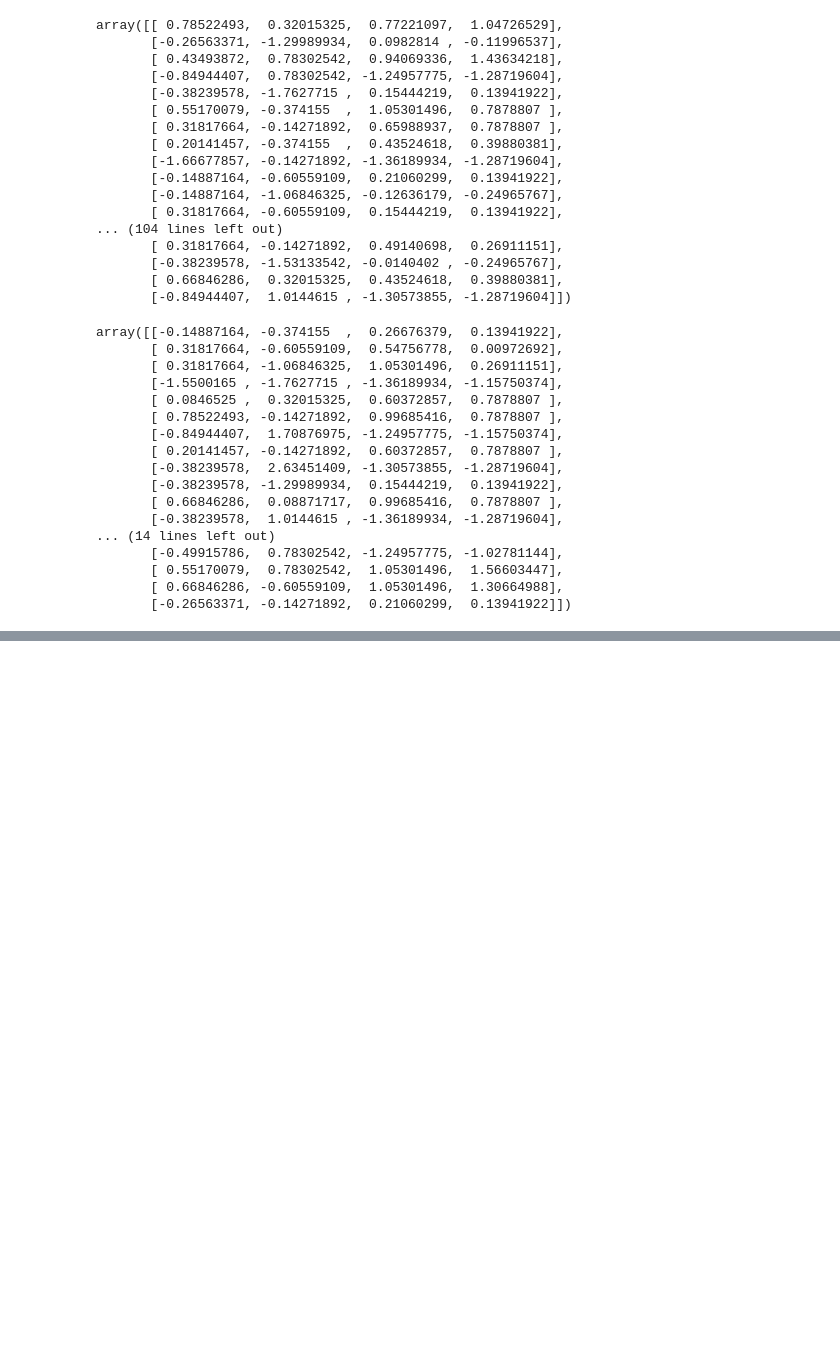
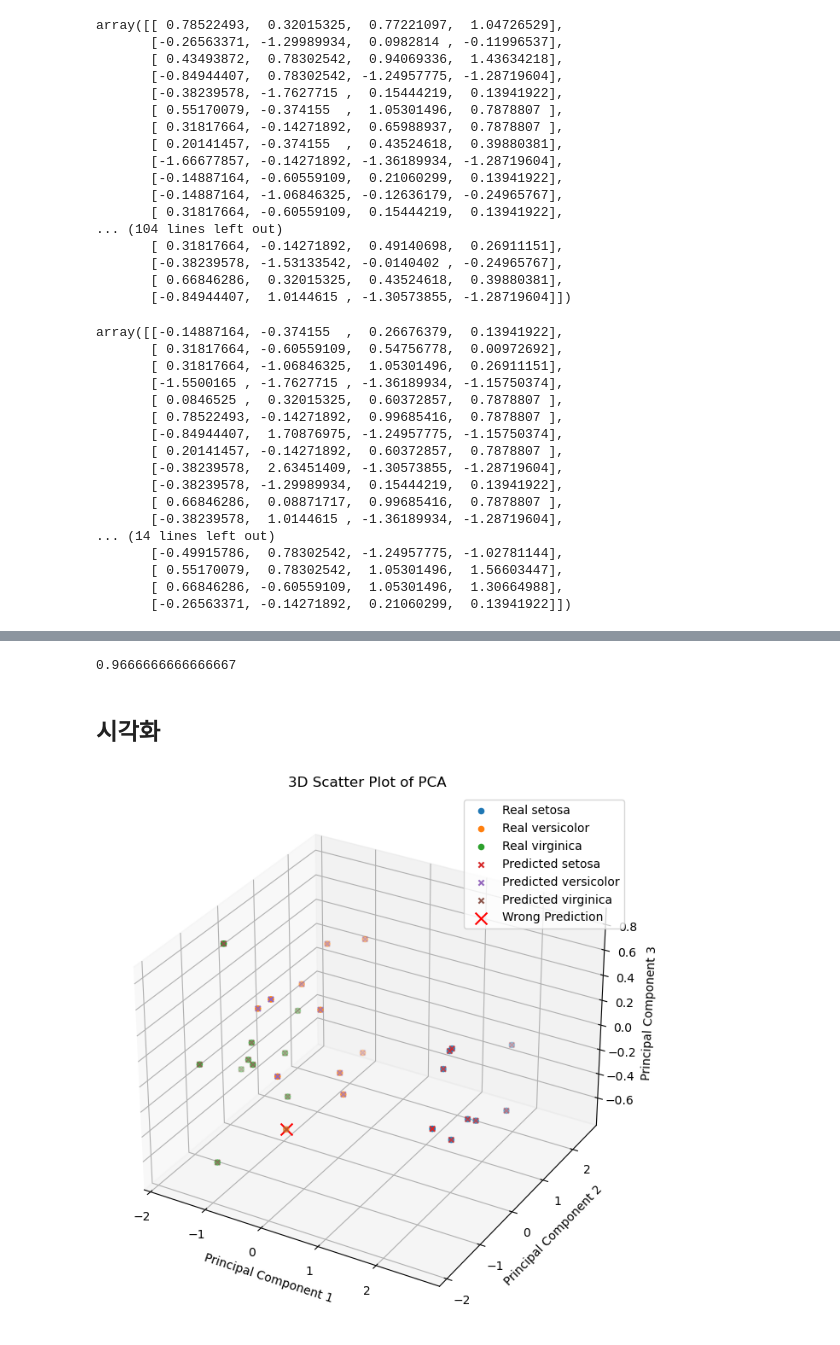
Before and after one commit to dorae222/Tobigs20, a Jupyter notebook: week7/SVM/Assignment.ipynb, the cells around one changed output, grey strips where cells are left out. Saved outputs shown, nothing was run; the diff lists cells and outputs as text; code cells hidden in the pictures; blank space fills up the shorter version.

```diff
--- a/week7/SVM/Assignment.ipynb
+++ b/week7/SVM/Assignment.ipynb
@@ -81,0 +152,49 @@ array([[-0.14887164, -0.374155  ,  0.26676379,  0.13941922],
+# %%
+multiclass_svm = MulticlassSVM()
+# 모델 훈련
+multiclass_svm.fit(X_train, y_train)
+
+# 예측
+y_pred = multiclass_svm.predict(X_test)
+
+# 모델 평가
+accuracy = accuracy_score(y_test, y_pred)
+accuracy
+# %% [output]
+0.9666666666666667
+# %% [markdown]
+## 시각화
+# %%
+from sklearn.decomposition import PCA
+from mpl_toolkits.mplot3d import Axes3D
+
+# PCA를 사용하여 데이터를 3차원으로 축소
+pca = PCA(n_components=3)
+X_test_pca = pca.fit_transform(X_test)
+
+# 3D 시각화
+fig = plt.figure(figsize=(12, 8))
+ax = fig.add_subplot(111, projection='3d')
+
+# 실제 레이블
+for label in np.unique(y_test):
+    idx = np.where(y_test == label)
+    ax.scatter(X_test_pca[idx, 0], X_test_pca[idx, 1], X_test_pca[idx, 2], label=f'Real {label}')
+
+# 예측 레이블
+for label in np.unique(y_pred):
+    idx = np.where(y_pred == label)
+    ax.scatter(X_test_pca[idx, 0], X_test_pca[idx, 1], X_test_pca[idx, 2], marker='x', label=f'Predicted {label}')
+
+wrong_predictions = y_test != y_pred
+ax.scatter(X_test_pca[wrong_predictions, 0], X_test_pca[wrong_predictions, 1],
+           X_test_pca[wrong_predictions, 2], color='red', marker='x', s=100, label='Wrong Prediction')
+
+ax.set_title('3D Scatter Plot of PCA')
+ax.set_xlabel('Principal Component 1')
+ax.set_ylabel('Principal Component 2')
+ax.set_zlabel('Principal Component 3')
+plt.legend()
+plt.show()
+# %% [output]
+[figure, added]
```
Also changed, not shown: parts of 2 cells of this notebook.
